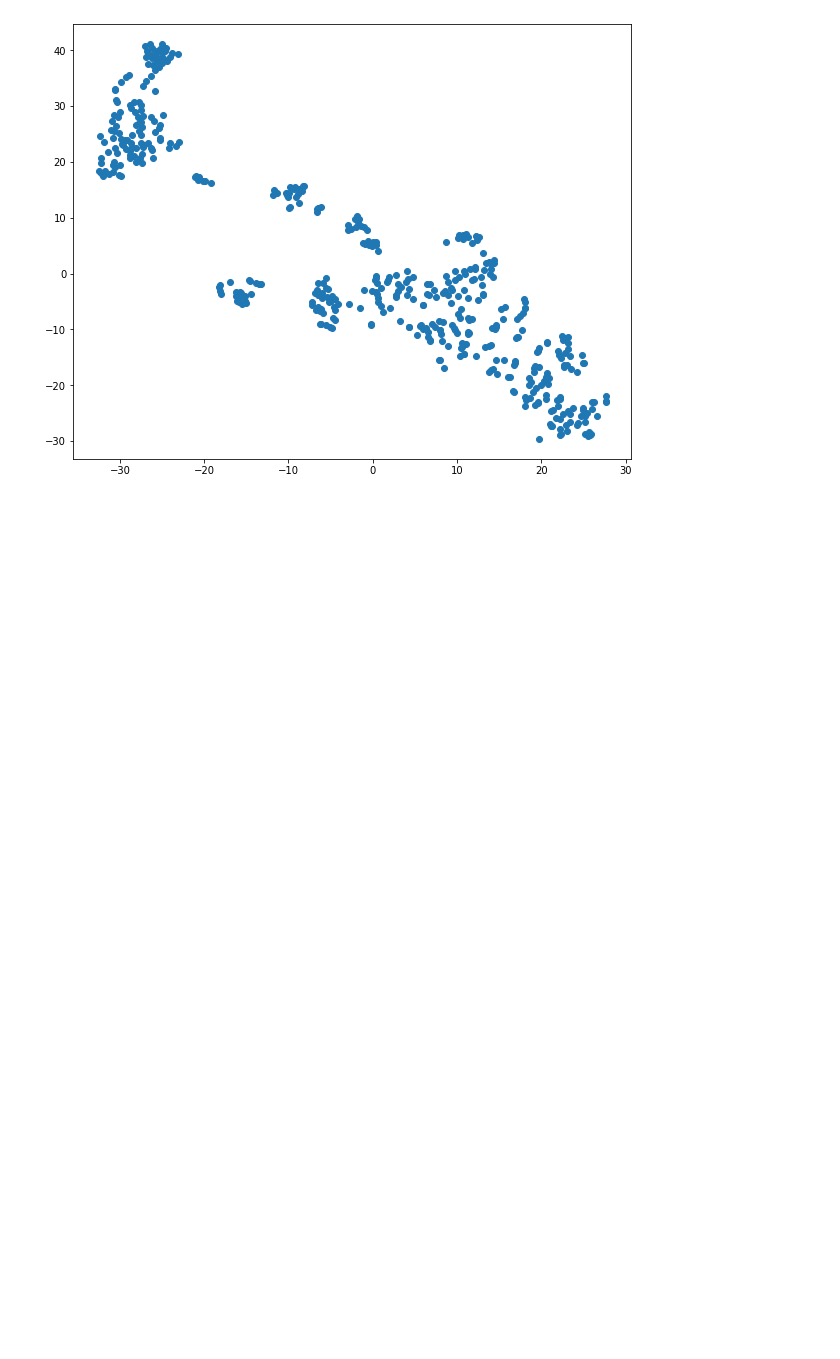
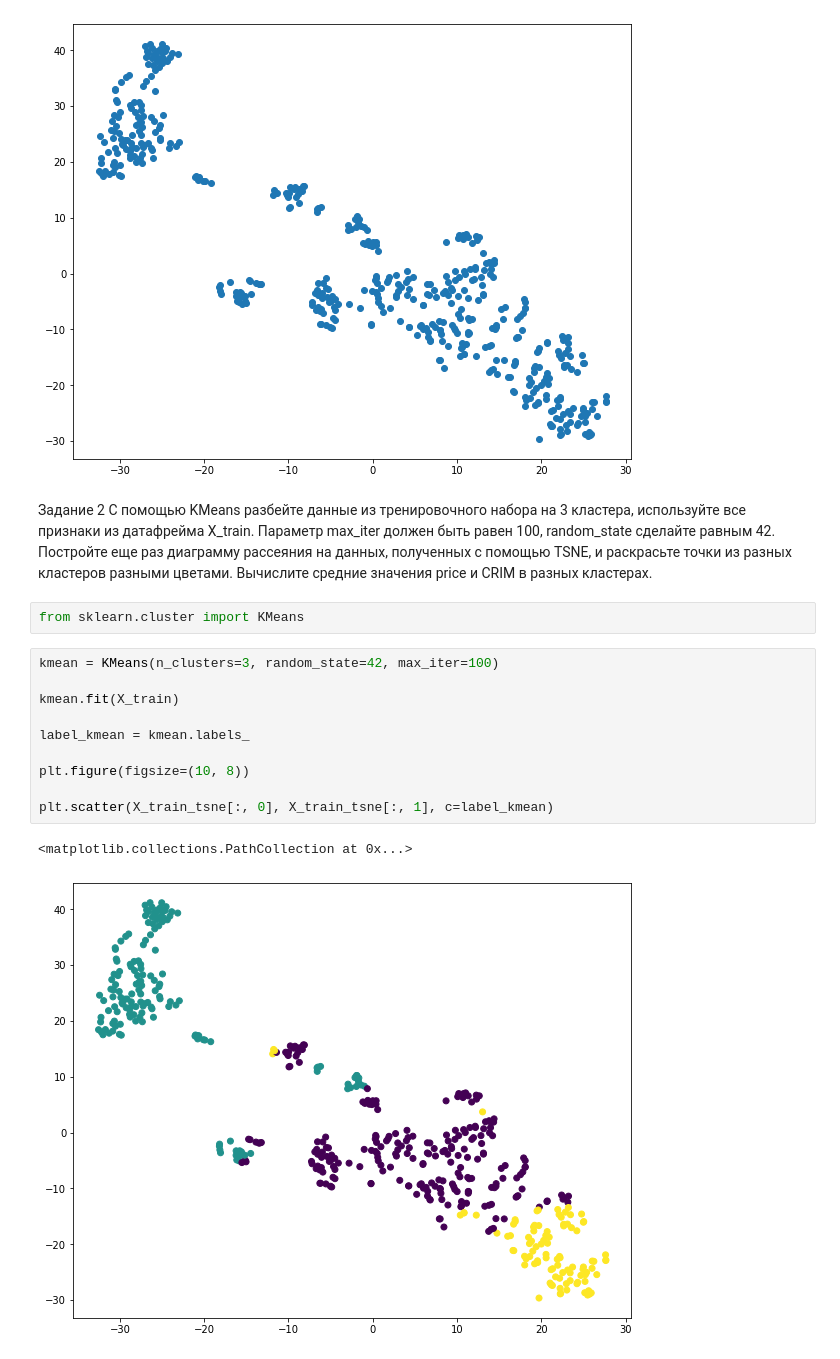
Before and after one commit to a1exsan/np_pd_sklearn_practice, a Jupyter notebook: practice1/practice4.ipynb, the cells around one changed output. Drawn from its saved outputs; the diff is of its cells as text; blank space fills up the shorter version.

```diff
--- a/practice1/practice4.ipynb
+++ b/practice1/practice4.ipynb
@@ -71,3 +71,26 @@ plt.scatter(X_train_tsne[:, 0], X_train_tsne[:, 1])
 # %% [output]
 <matplotlib.collections.PathCollection at 0x...>
 [figure]
+# %% [markdown]
+Задание 2
+С помощью KMeans разбейте данные из тренировочного набора на 3 кластера,
+используйте все признаки из датафрейма X_train.
+Параметр max_iter должен быть равен 100, random_state сделайте равным 42.
+Постройте еще раз диаграмму рассеяния на данных, полученных с помощью TSNE,
+и раскрасьте точки из разных кластеров разными цветами.
+Вычислите средние значения price и CRIM в разных кластерах.
+# %%
+from sklearn.cluster import KMeans
+# %%
+kmean = KMeans(n_clusters=3, random_state=42, max_iter=100)
+
+kmean.fit(X_train)
+
+label_kmean = kmean.labels_
+
+plt.figure(figsize=(10, 8))
+
+plt.scatter(X_train_tsne[:, 0], X_train_tsne[:, 1], c=label_kmean)
+# %% [output]
+<matplotlib.collections.PathCollection at 0x...>
+[figure, added]
```
Also changed, not shown: parts of 2 cells of this notebook.
